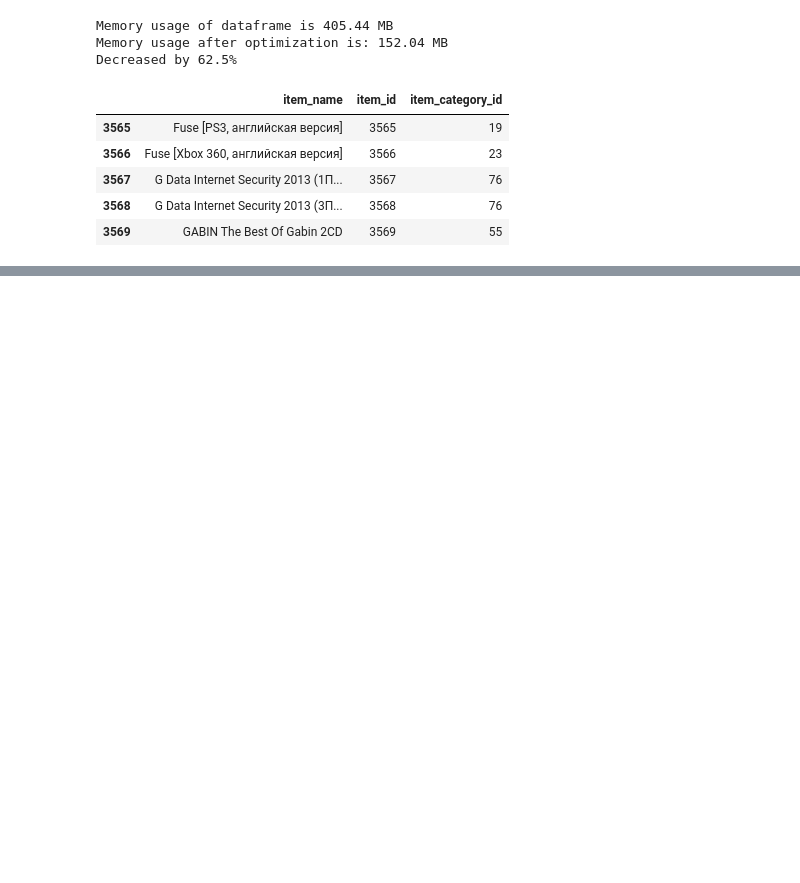
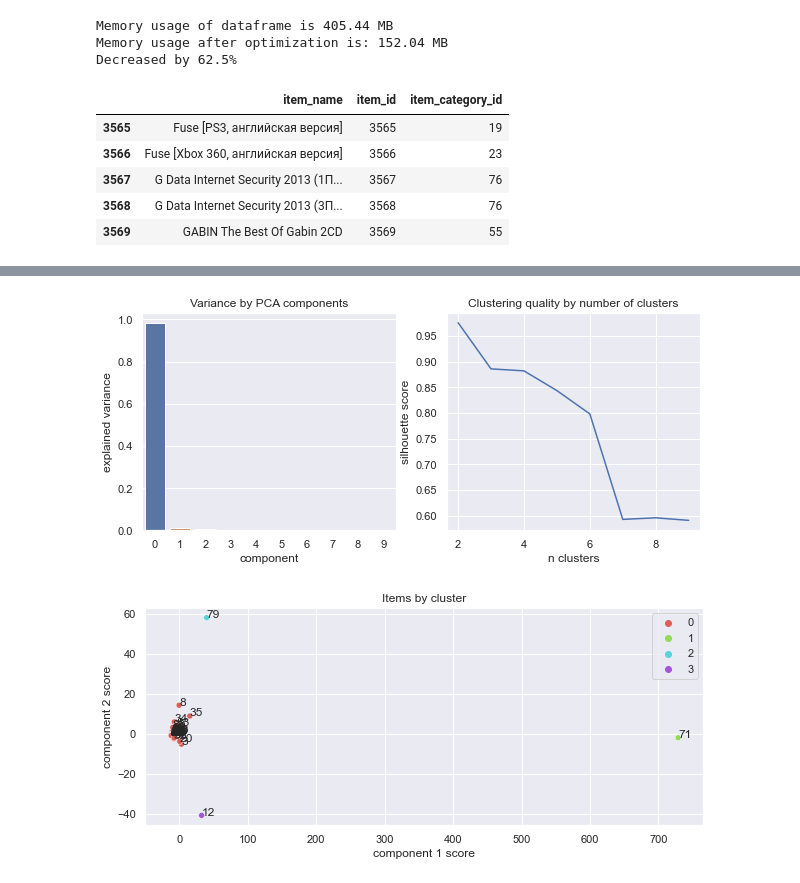
Before and after one commit to GallonShih/Projects, a Jupyter notebook: SideProject/05_Predict_Future_Sales/Predict_Future_Sales_v2.ipynb, the cells around one changed output, grey strips where cells are left out. Saved outputs shown, nothing was run; the diff lists cells and outputs as text; code cells hidden in the pictures; blank space fills up the shorter version.

```diff
--- a/SideProject/05_Predict_Future_Sales/Predict_Future_Sales_v2.ipynb
+++ b/SideProject/05_Predict_Future_Sales/Predict_Future_Sales_v2.ipynb
@@ -137,6 +137,7 @@ matrix = create_testlike_train(train, test)
 del(test)
 # %%
 matrix = reduce_mem_usage(matrix, silent=False)
+oldcols = matrix.columns
 # %% [output]
 Memory usage of dataframe is 405.44 MB
 Memory usage after optimization is: 152.04 MB
@@ -258,0 +499,40 @@ matrix = add_first_word_features(
+# %%
+matrix = matrix.merge(items[['item_id', 'item_category_id']], on='item_id', how='left')
+
+platform_map = {
+    0: 0, 1: 1, 2: 2, 3: 3, 4: 4, 5: 5, 6: 6, 7: 7, 8: 8, 9: 8, 10: 1, 11: 2,
+    12: 3, 13: 4, 14: 5, 15: 6, 16: 7, 17: 8, 18: 1, 19: 2, 20: 3, 21: 4, 22: 5,
+    23: 6, 24: 7, 25: 8, 26: 9, 27: 10, 28: 0, 29: 0, 30: 0, 31: 0, 32: 8, 33: 11,
+    34: 11, 35: 3, 36: 0, 37: 12, 38: 12, 39: 12, 40: 13, 41: 13, 42: 14, 43: 15,
+    44: 15, 45: 15, 46: 14, 47: 14, 48: 14, 49: 14, 50: 14, 51: 14, 52: 14, 53: 14,
+    54: 8, 55: 16, 56: 16, 57: 17, 58: 18, 59: 13, 60: 16, 61: 8, 62: 8, 63: 8, 64: 8,
+    65: 8, 66: 8, 67: 8, 68: 8, 69: 8, 70: 8, 71: 8, 72: 8, 73: 0, 74: 10, 75: 0,
+    76: 0, 77: 0, 78: 0, 79: 8, 80: 8, 81: 8, 82: 8, 83: 8,
+}
+matrix['platform_id'] = matrix['item_category_id'].map(platform_map)
+
+supercat_map = {
+    0: 0, 1: 1, 2: 1, 3: 1, 4: 1, 5: 1, 6: 1, 7: 1, 8: 2, 9: 2, 10: 1, 11: 1, 12: 1,
+    13: 1, 14: 1, 15: 1, 16: 1, 17: 1, 18: 3, 19: 3, 20: 3, 21: 3, 22: 3, 23: 3,
+    24: 3, 25: 0, 26: 2, 27: 3, 28: 3, 29: 3, 30: 3, 31: 3, 32: 2, 33: 2, 34: 2,
+    35: 2, 36: 2, 37: 4, 38: 4, 39: 4, 40: 4, 41: 4, 42: 5, 43: 5, 44: 5, 45: 5,
+    46: 5, 47: 5, 48: 5, 49: 5, 50: 5, 51: 5, 52: 5, 53: 5, 54: 5, 55: 6, 56: 6,
+    57: 6, 58: 6, 59: 6, 60: 6, 61: 0, 62: 0, 63: 0, 64: 0, 65: 0, 66: 0, 67: 0,
+    68: 0, 69: 0, 70: 0, 71: 0, 72: 0, 73: 7, 74: 7, 75: 7, 76: 7, 77: 7, 78: 7,
+    79: 2, 80: 2, 81: 0, 82: 0, 83: 0
+}
+matrix['supercategory_id'] = matrix['item_category_id'].map(supercat_map)
+# %%
+def add_city_codes(matrix, shops):
+    shops.loc[
+        shops.shop_name == 'Сергиев Посад ТЦ "7Я"', "shop_name"
+    ] = 'СергиевПосад ТЦ "7Я"'
+    shops["city"] = shops["shop_name"].str.split(" ").map(lambda x: x[0])
+    shops.loc[shops.city == "!Якутск", "city"] = "Якутск"
+    shops["city_code"] = shops["city"].factorize()[0]
+    shop_labels = shops[["shop_id", "city_code"]]
+    matrix = matrix.merge(shop_labels, on='shop_id', how='left')
+    return matrix
+# %%
+matrix = add_city_codes(matrix, shops)
+del(shops)
@@ -258,0 +602,6 @@ matrix = add_first_word_features(
+# %%
+category_group_dict = cluster_feature(matrix, 'item_cnt_month', 'item_category_id', 'date_block_num', n_components=2, n_clusters=4, aggfunc="mean", exclude =[])
+matrix['category_cluster'] = matrix['item_category_id'].map(category_group_dict)
+# %% [output]
+[figure, added]
+[figure, added]
```
Also changed, not shown: parts of 29 cells of this notebook, 1 other file.
